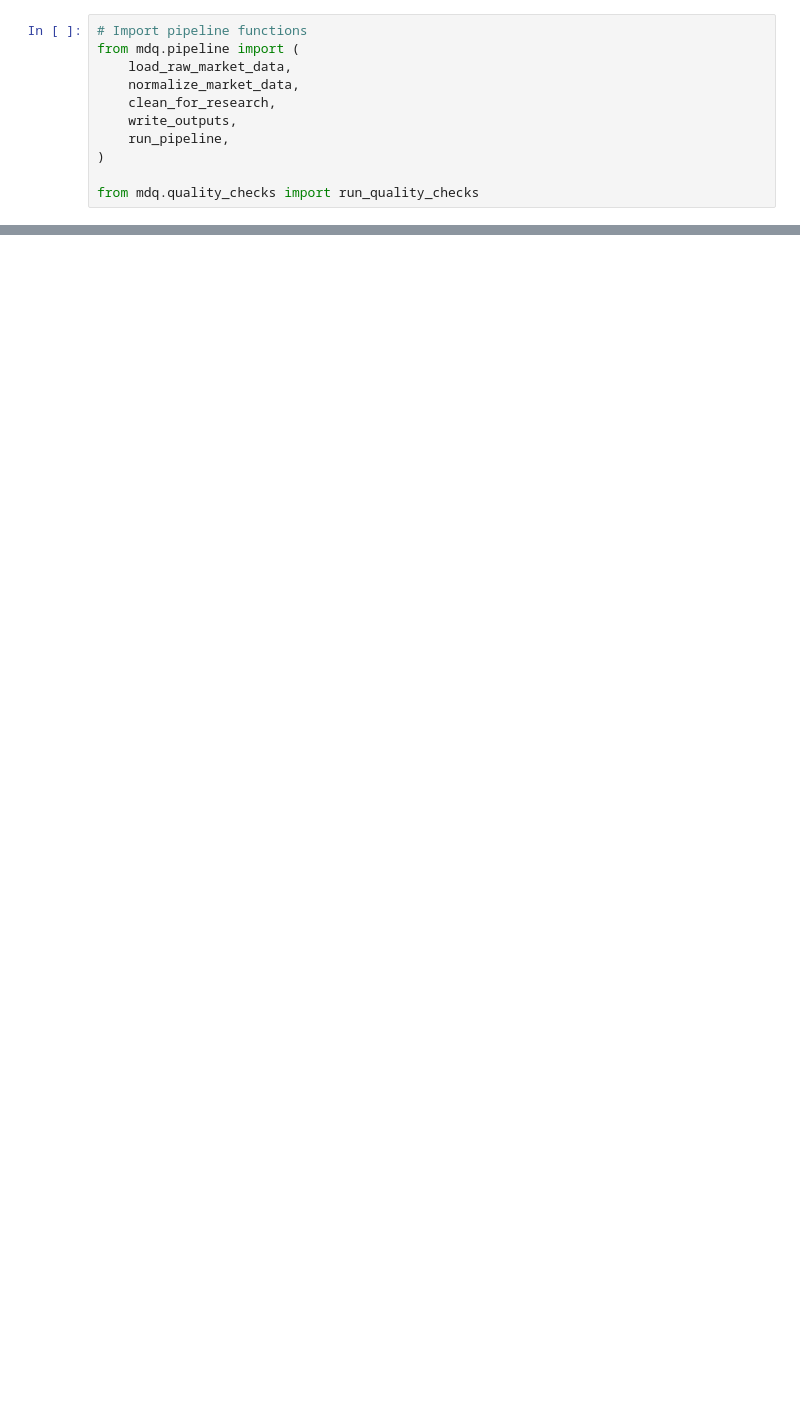
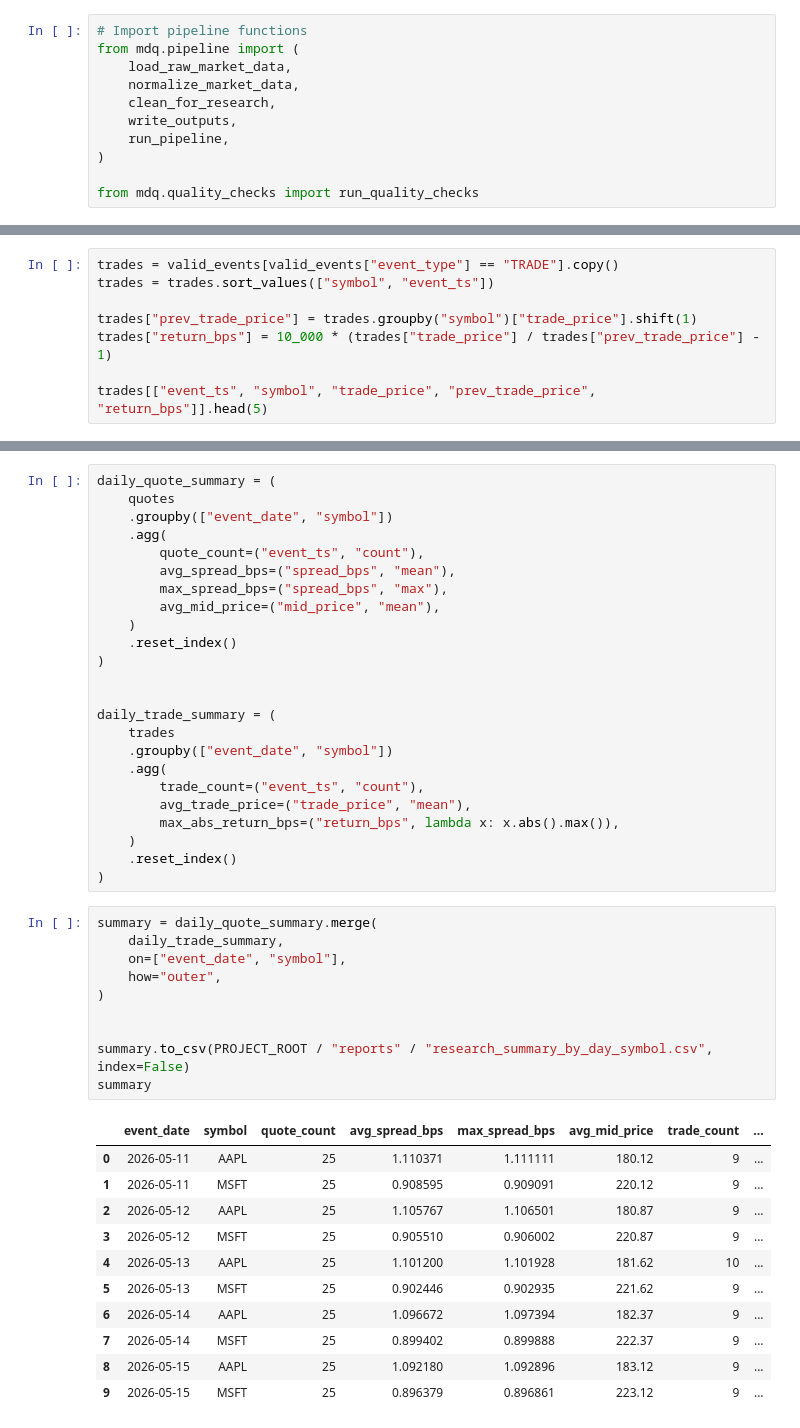
Before and after one commit to alexandrosmak/Quant-Data-Engineering, a Jupyter notebook: notebooks/market_data_quality_demo.ipynb, the cells around one changed output, grey strips where cells are left out. Cells and saved outputs as stored; diff of their text form; blank space fills up the shorter version.

```diff
--- a/notebooks/market_data_quality_demo.ipynb
+++ b/notebooks/market_data_quality_demo.ipynb
@@ -75,0 +235,8 @@ print(report_path.read_text())
+# %%
+trades = valid_events[valid_events["event_type"] == "TRADE"].copy()
+trades = trades.sort_values(["symbol", "event_ts"])
+
+trades["prev_trade_price"] = trades.groupby("symbol")["trade_price"].shift(1)
+trades["return_bps"] = 10_000 * (trades["trade_price"] / trades["prev_trade_price"] - 1)
+
+trades[["event_ts", "symbol", "trade_price", "prev_trade_price", "return_bps"]].head(5)
@@ -75,0 +250,46 @@ print(report_path.read_text())
+# %%
+daily_quote_summary = (
+    quotes
+    .groupby(["event_date", "symbol"])
+    .agg(
+        quote_count=("event_ts", "count"),
+        avg_spread_bps=("spread_bps", "mean"),
+        max_spread_bps=("spread_bps", "max"),
+        avg_mid_price=("mid_price", "mean"),
+    )
+    .reset_index()
+)
+
+
+daily_trade_summary = (
+    trades
+    .groupby(["event_date", "symbol"])
+    .agg(
+        trade_count=("event_ts", "count"),
+        avg_trade_price=("trade_price", "mean"),
+        max_abs_return_bps=("return_bps", lambda x: x.abs().max()),
+    )
+    .reset_index()
+)
+# %%
+summary = daily_quote_summary.merge(
+    daily_trade_summary,
+    on=["event_date", "symbol"],
+    how="outer",
+)
+
+
+summary.to_csv(PROJECT_ROOT / "reports" / "research_summary_by_day_symbol.csv", index=False)
+summary
+# %% [output]
+|  | event_date | symbol | quote_count | avg_spread_bps | max_spread_bps | avg_mid_price | trade_count | ... |
+| 0 | 2026-05-11 | AAPL | 25 | 1.110371 | 1.111111 | 180.12 | 9 | ... |
+| 1 | 2026-05-11 | MSFT | 25 | 0.908595 | 0.909091 | 220.12 | 9 | ... |
+| 2 | 2026-05-12 | AAPL | 25 | 1.105767 | 1.106501 | 180.87 | 9 | ... |
+| 3 | 2026-05-12 | MSFT | 25 | 0.905510 | 0.906002 | 220.87 | 9 | ... |
+| 4 | 2026-05-13 | AAPL | 25 | 1.101200 | 1.101928 | 181.62 | 10 | ... |
+| 5 | 2026-05-13 | MSFT | 25 | 0.902446 | 0.902935 | 221.62 | 9 | ... |
+| 6 | 2026-05-14 | AAPL | 25 | 1.096672 | 1.097394 | 182.37 | 9 | ... |
+| 7 | 2026-05-14 | MSFT | 25 | 0.899402 | 0.899888 | 222.37 | 9 | ... |
+| 8 | 2026-05-15 | AAPL | 25 | 1.092180 | 1.092896 | 183.12 | 9 | ... |
+| 9 | 2026-05-15 | MSFT | 25 | 0.896379 | 0.896861 | 223.12 | 9 | ... |
```
Also changed, not shown: parts of 18 cells of this notebook, 5 other files.
